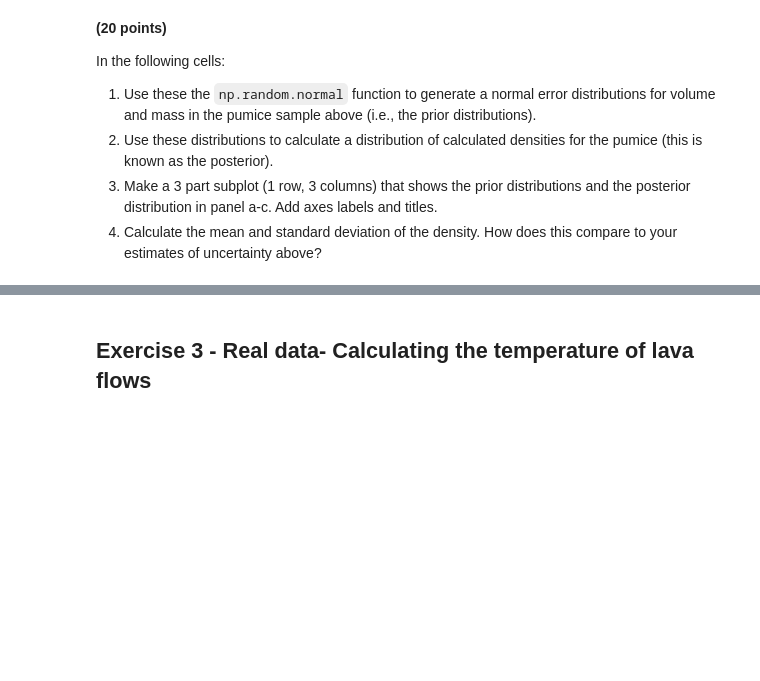
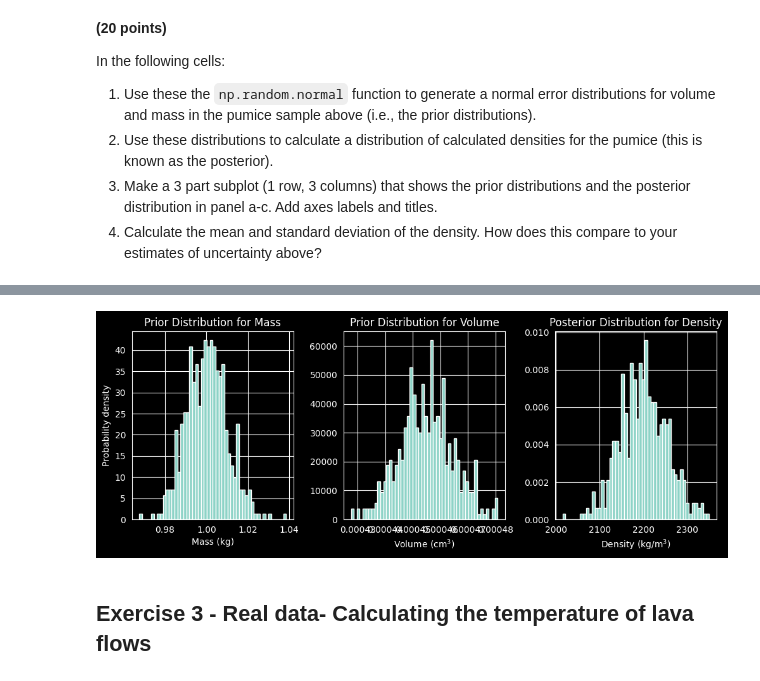
Before and after one commit to ItsukiKigoshi/EPS88_Gleeson, a Jupyter notebook: Week 7 - Error_Propagation.ipynb, the cells around one changed output, grey strips where cells are left out. Saved outputs shown, nothing was run; the diff lists cells and outputs as text; code cells hidden in the pictures; blank space fills up the shorter version.

```diff
--- a/Week 7 - Error_Propagation.ipynb
+++ b/Week 7 - Error_Propagation.ipynb
@@ -156,10 +156,14 @@ In the following cells:
 # %%
 Mass= 1 # Weight of the pumice block in kg.
 Mass_err_perc=1 #1 percent error based on the stage
-volume_cm3=  # Remember, balance your units out!
+mass_err_abs = Mass*Mass_err_perc/100
+volume_cm3= 454.5 # Remember, balance your units out!
 volume_err_cm3=10 # This is a absolute uncertainty.
 N=500
 
-Mass_normal_dist=np.random.normal()
-Volume_normal_dist=np.random.normal()
-Density_normal_dist=
+np.random.seed(42)
+
+Mass_normal_dist=np.random.normal(Mass,mass_err_abs, N)
+Volume_normal_dist=np.random.normal(volume_m3,volume_m3_err,N)
+Density_normal_dist=Mass_normal_dist/Volume_normal_dist
+Density_normal_dist
@@ -166,18 +188,20 @@ Density_normal_dist=
 # %%
 fig, (ax1, ax2, ax3) = plt.subplots(1, 3, figsize = (10,4))
-ax1.hist(, bins=50, density=True);
+ax1.hist(Mass_normal_dist, bins=50, density=True)
 ax1.set_xlabel('Mass (kg)')
 ax1.set_title('Prior Distribution for Mass')
 
-ax2.hist(, bins=50, density=True);
+ax2.hist(Volume_normal_dist, bins=50, density=True)
 ax2.set_xlabel('Volume (cm$^{3}$)')
 ax2.set_title('Prior Distribution for Volume')
 
-ax3.hist(, bins=50, density=True);
+ax3.hist(Density_normal_dist, bins=50, density=True)
 ax3.set_xlabel('Density (kg/m$^{3}$)')
 ax3.set_title('Posterior Distribution for Density')
 ax1.set_ylabel('Probability density')
 fig.tight_layout()
+# %% [output]
+[figure, added]
 # %% [markdown]
 ## Exercise 3 - Real data- Calculating the temperature of lava flows
 # %% [markdown]
```
Also changed, not shown: parts of 1 cell of this notebook.
